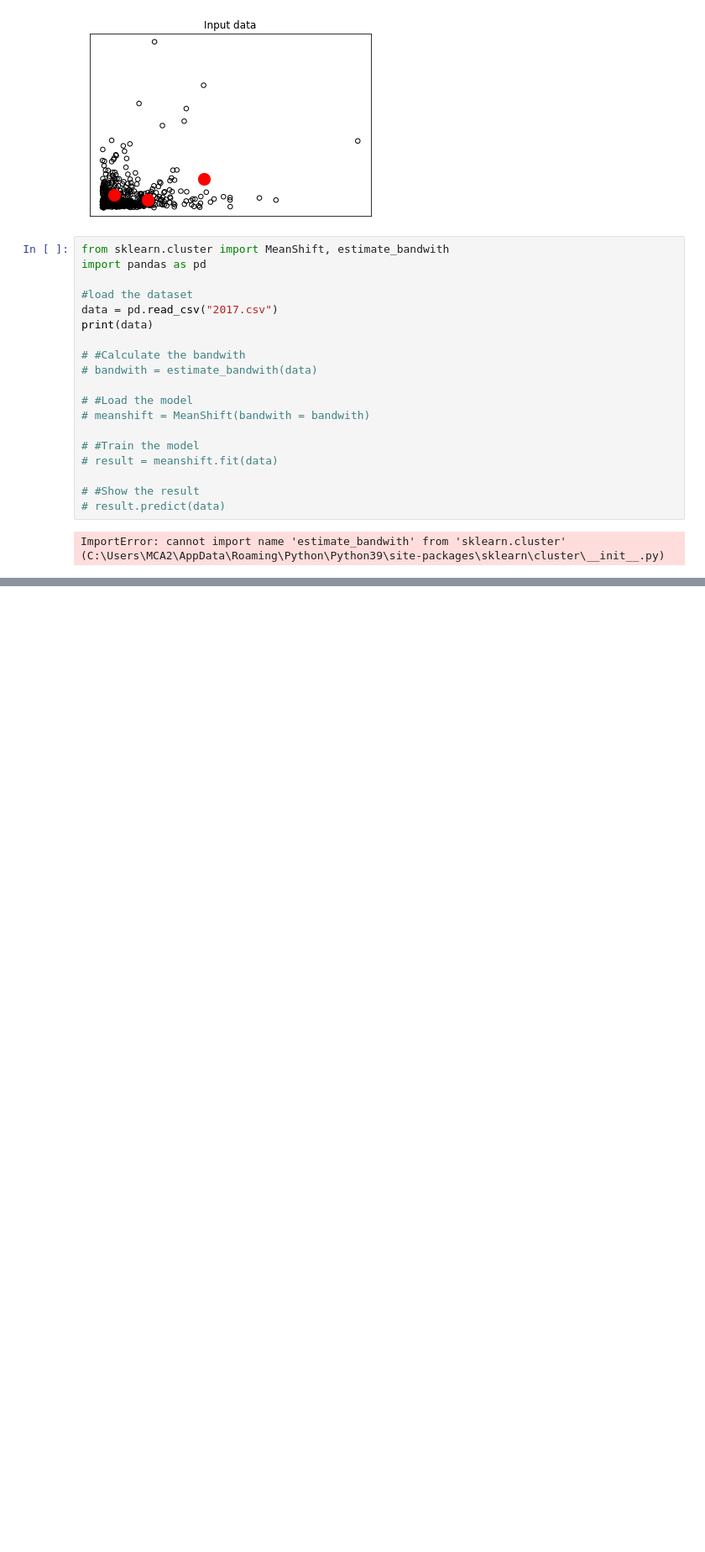
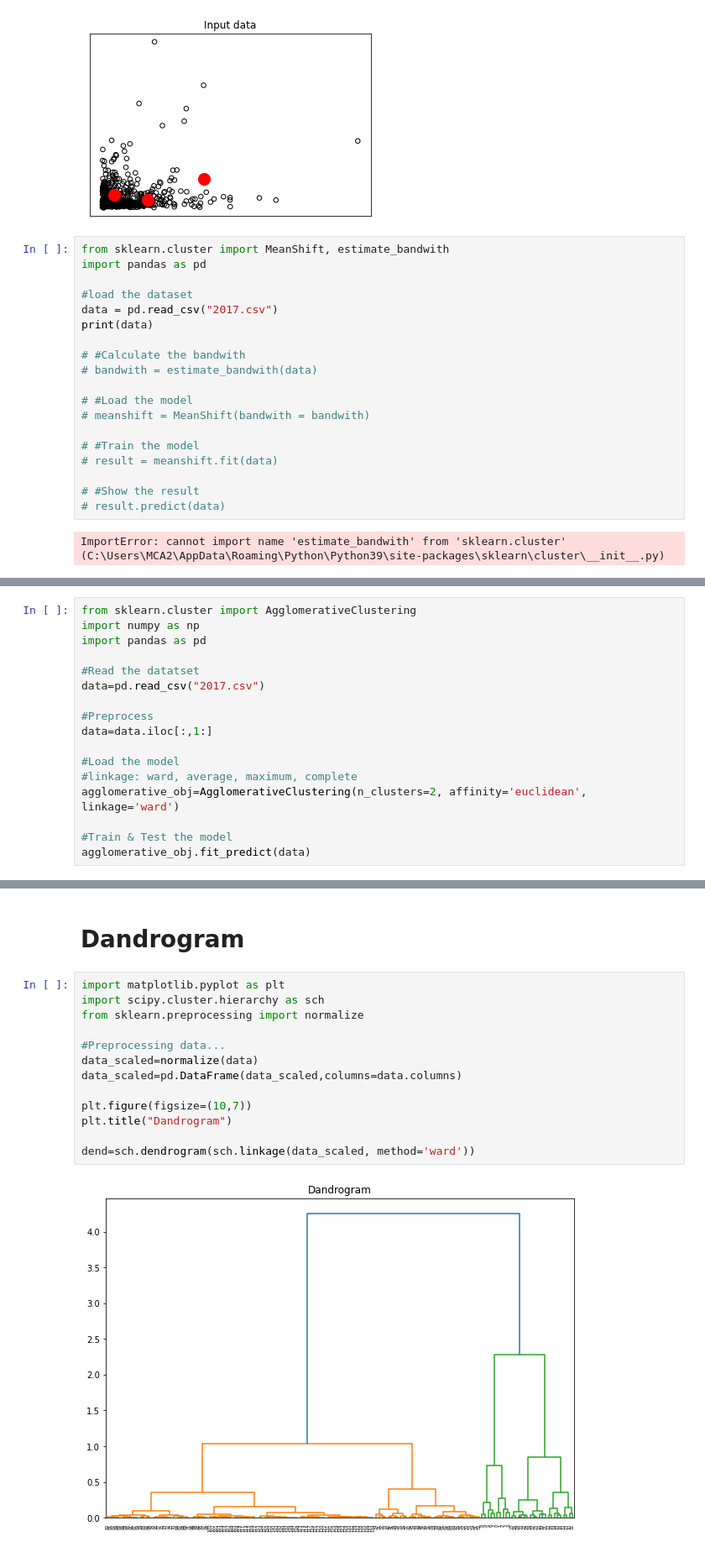
Before and after one commit to KanjariyaRahul/machine-learning, a Jupyter notebook: KMeans_Clustter/KMeans Cluster.ipynb, the cells around one changed output, grey strips where cells are left out. Shown at 84% size. Saved outputs shown, nothing was run; the diff lists cells and outputs as text; blank space fills up the shorter version.

```diff
--- a/KMeans_Clustter/KMeans Cluster.ipynb
+++ b/KMeans_Clustter/KMeans Cluster.ipynb
@@ -233,0 +236,17 @@ ImportError: cannot import name 'estimate_bandwith' from 'sklearn.cluster' (C:\U
+# %%
+from sklearn.cluster import AgglomerativeClustering
+import numpy as np
+import pandas as pd
+
+#Read the datatset
+data=pd.read_csv("2017.csv")
+
+#Preprocess
+data=data.iloc[:,1:]
+
+#Load the model
+#linkage: ward, average, maximum, complete
+agglomerative_obj=AgglomerativeClustering(n_clusters=2, affinity='euclidean', linkage='ward')
+
+#Train & Test the model
+agglomerative_obj.fit_predict(data)
@@ -233,0 +262,17 @@ ImportError: cannot import name 'estimate_bandwith' from 'sklearn.cluster' (C:\U
+# %% [markdown]
+# Dandrogram
+# %%
+import matplotlib.pyplot as plt
+import scipy.cluster.hierarchy as sch
+from sklearn.preprocessing import normalize
+
+#Preprocessing data...
+data_scaled=normalize(data)
+data_scaled=pd.DataFrame(data_scaled,columns=data.columns)
+
+plt.figure(figsize=(10,7))
+plt.title("Dandrogram")
+
+dend=sch.dendrogram(sch.linkage(data_scaled, method='ward'))
+# %% [output]
+[figure, added]
```
Also changed, not shown: parts of 2 cells of this notebook, 1 other file.
